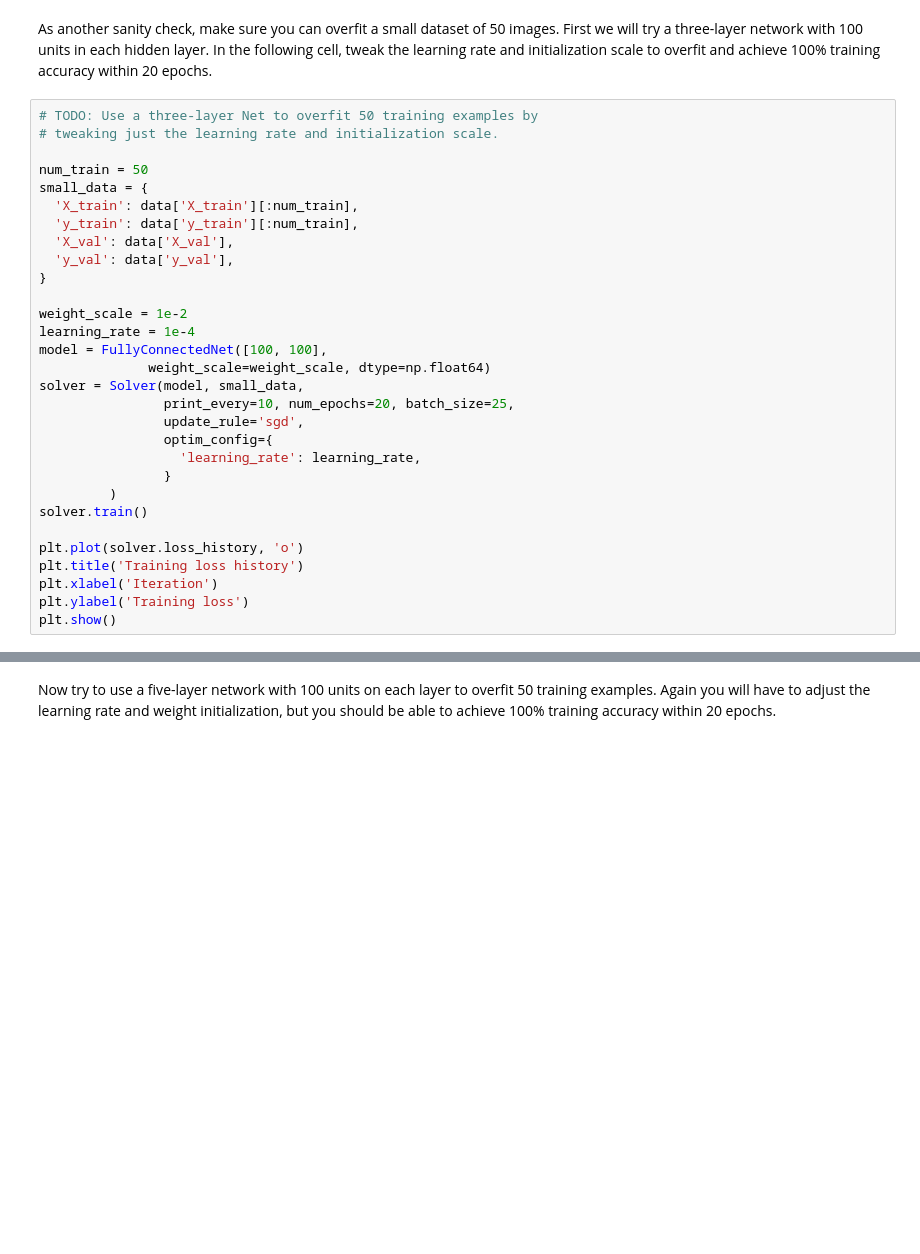
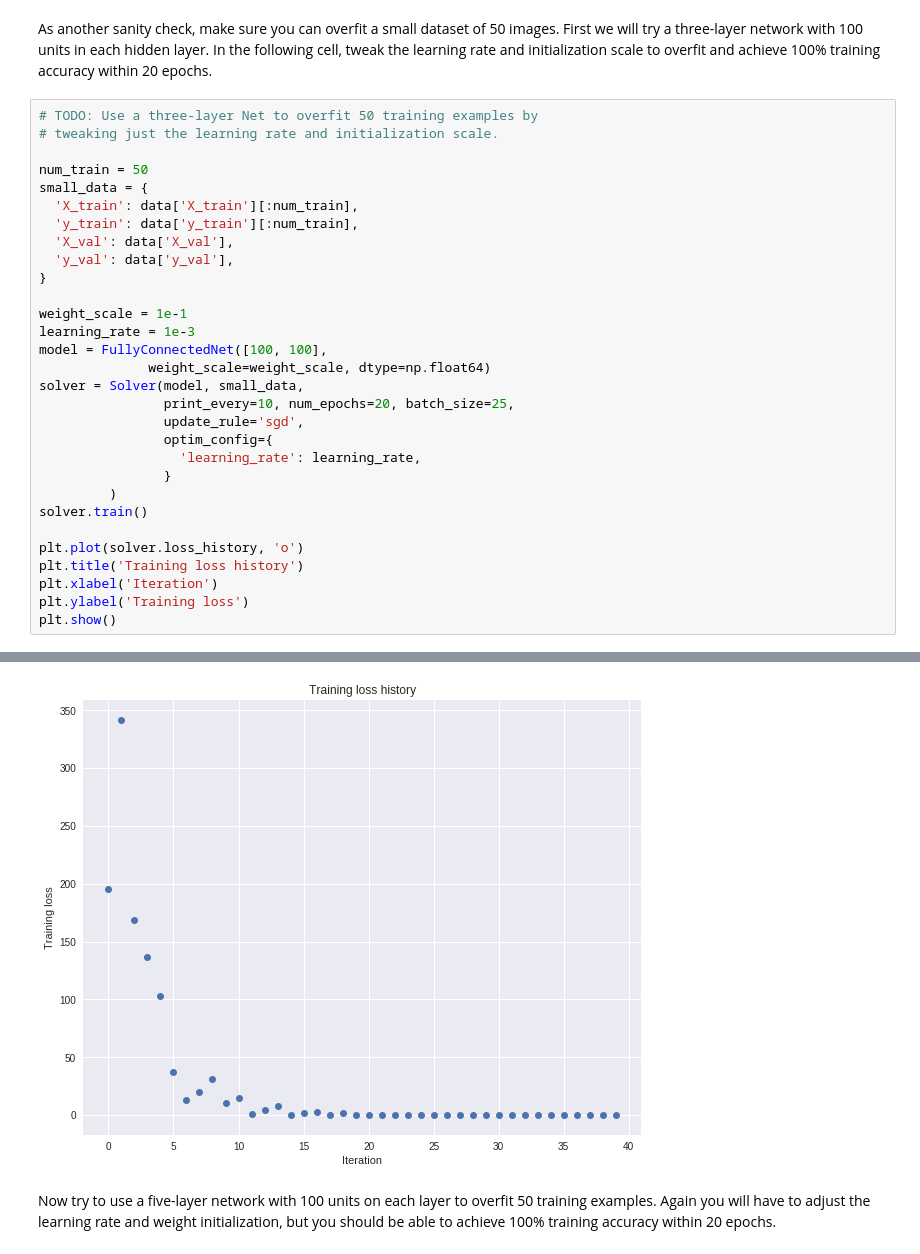
Before and after one commit to vassilybar/cs231n-2018, a Jupyter notebook: assignment_2/FullyConnectedNets.ipynb, the cells around one changed output, grey strips where cells are left out. Cells and saved outputs as stored; diff of their text form; blank space fills up the shorter version.

```diff
--- a/assignment_2/FullyConnectedNets.ipynb
+++ b/assignment_2/FullyConnectedNets.ipynb
@@ -928,8 +1222,8 @@ small_data = {
   'y_val': data['y_val'],
 }
 
-weight_scale = 1e-2
-learning_rate = 1e-4
+weight_scale = 1e-1
+learning_rate = 1e-3
 model = FullyConnectedNet([100, 100],
               weight_scale=weight_scale, dtype=np.float64)
 solver = Solver(model, small_data,
@@ -946,3 +1240,4 @@ plt.title('Training loss history')
 plt.xlabel('Iteration')
 plt.ylabel('Training loss')
 plt.show()
+# %% [output]
@@ -949,3 +1261,4 @@ plt.show()
+[figure, added]
 # %% [markdown]
 Now try to use a five-layer network with 100 units on each layer to overfit 50 training examples. Again you will have to adjust the learning rate and weight initialization, but you should be able to achieve 100% training accuracy within 20 epochs.
 # %%
```
Also changed, not shown: parts of 19 cells of this notebook.
